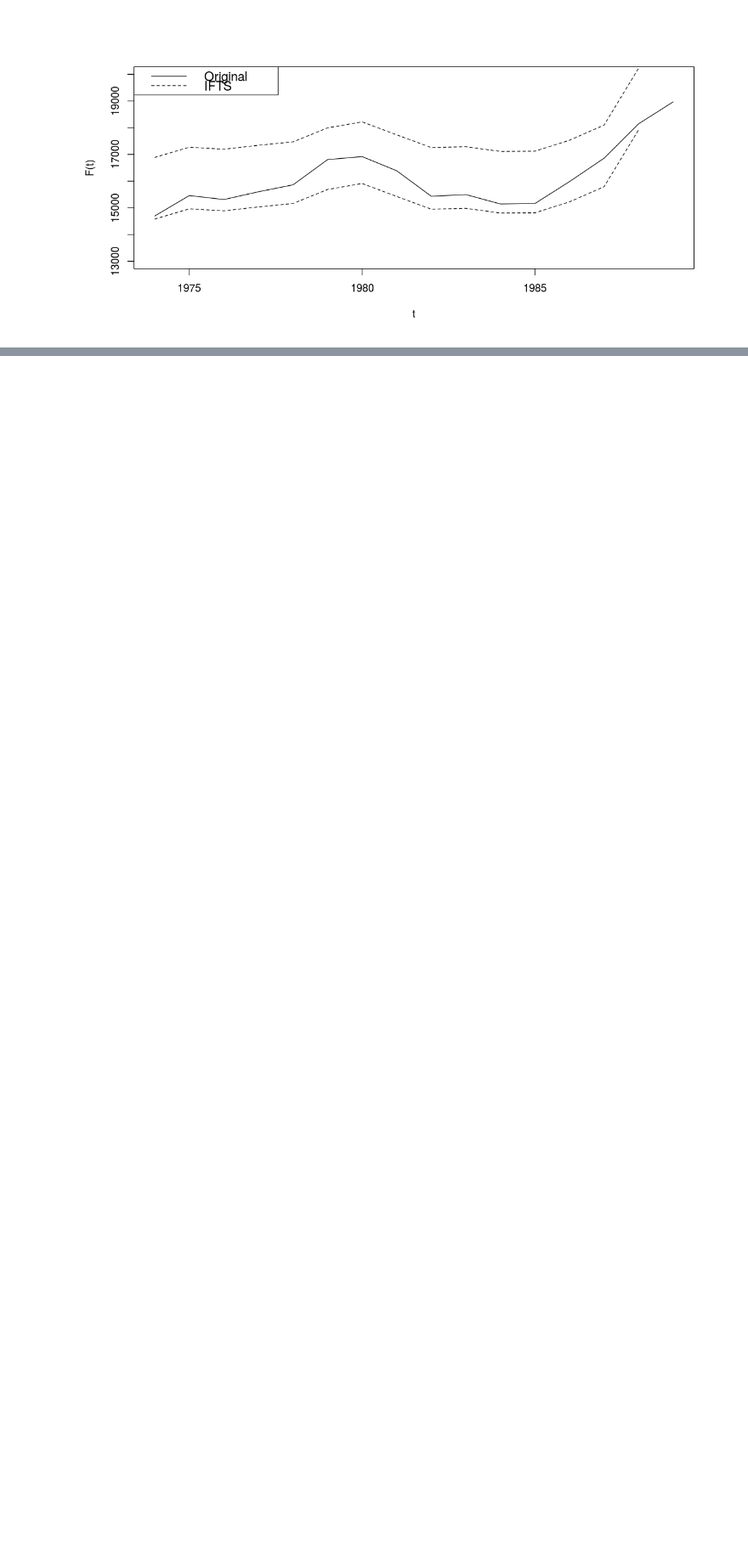
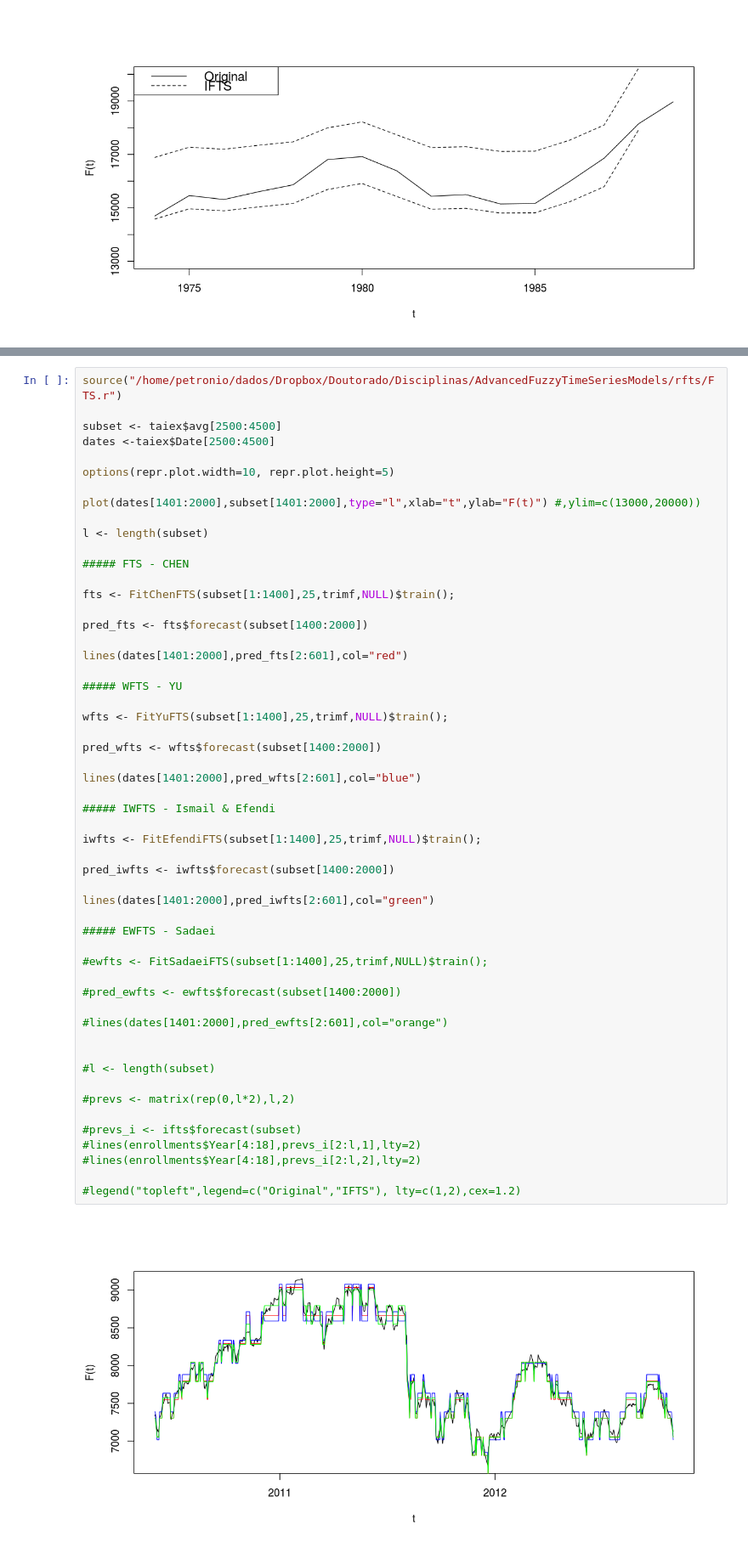
Before and after one commit to petroniocandido/rfts, a Jupyter notebook: benchmarks.ipynb, the cells around one changed output, grey strips where cells are left out. Shown at 85% size. Drawn from its saved outputs; the diff is of its cells as text; blank space fills up the shorter version.

```diff
--- a/benchmarks.ipynb
+++ b/benchmarks.ipynb
@@ -171,3 +173,59 @@ testPartitionsInterval(FitPWFTS, taiex,"Date","avg", c(10,15,20,25,30), 0.8)
 benchmarkAll(taiex,"Date","avg", c(25,25,25,25,25), 0.8)
 # %% [output]
 [figure]
+# %%
+source("/home/petronio/dados/Dropbox/Doutorado/Disciplinas/AdvancedFuzzyTimeSeriesModels/rfts/FTS.r")
+
+subset <- taiex$avg[2500:4500]
+dates <-taiex$Date[2500:4500]
+
+options(repr.plot.width=10, repr.plot.height=5)
+
+plot(dates[1401:2000],subset[1401:2000],type="l",xlab="t",ylab="F(t)") #,ylim=c(13000,20000))
+
+l <- length(subset)
+
+##### FTS - CHEN
+
+fts <- FitChenFTS(subset[1:1400],25,trimf,NULL)$train();
+
+pred_fts <- fts$forecast(subset[1400:2000])
+
+lines(dates[1401:2000],pred_fts[2:601],col="red")
+
+##### WFTS - YU
+
+wfts <- FitYuFTS(subset[1:1400],25,trimf,NULL)$train();
+
+pred_wfts <- wfts$forecast(subset[1400:2000])
+
+lines(dates[1401:2000],pred_wfts[2:601],col="blue")
+
+##### IWFTS - Ismail & Efendi
+
+iwfts <- FitEfendiFTS(subset[1:1400],25,trimf,NULL)$train();
+
+pred_iwfts <- iwfts$forecast(subset[1400:2000])
+
+lines(dates[1401:2000],pred_iwfts[2:601],col="green")
+
+##### EWFTS - Sadaei
+
+#ewfts <- FitSadaeiFTS(subset[1:1400],25,trimf,NULL)$train();
+
+#pred_ewfts <- ewfts$forecast(subset[1400:2000])
+
+#lines(dates[1401:2000],pred_ewfts[2:601],col="orange")
+
+
+#l <- length(subset)
+
+#prevs <- matrix(rep(0,l*2),l,2)
+
+#prevs_i <- ifts$forecast(subset)
+#lines(enrollments$Year[4:18],prevs_i[2:l,1],lty=2)
+#lines(enrollments$Year[4:18],prevs_i[2:l,2],lty=2)
+
+#legend("topleft",legend=c("Original","IFTS"), lty=c(1,2),cex=1.2)
+# %% [output]
+[figure, added]
```
Also changed, not shown: parts of 3 cells of this notebook, 4 other files.
